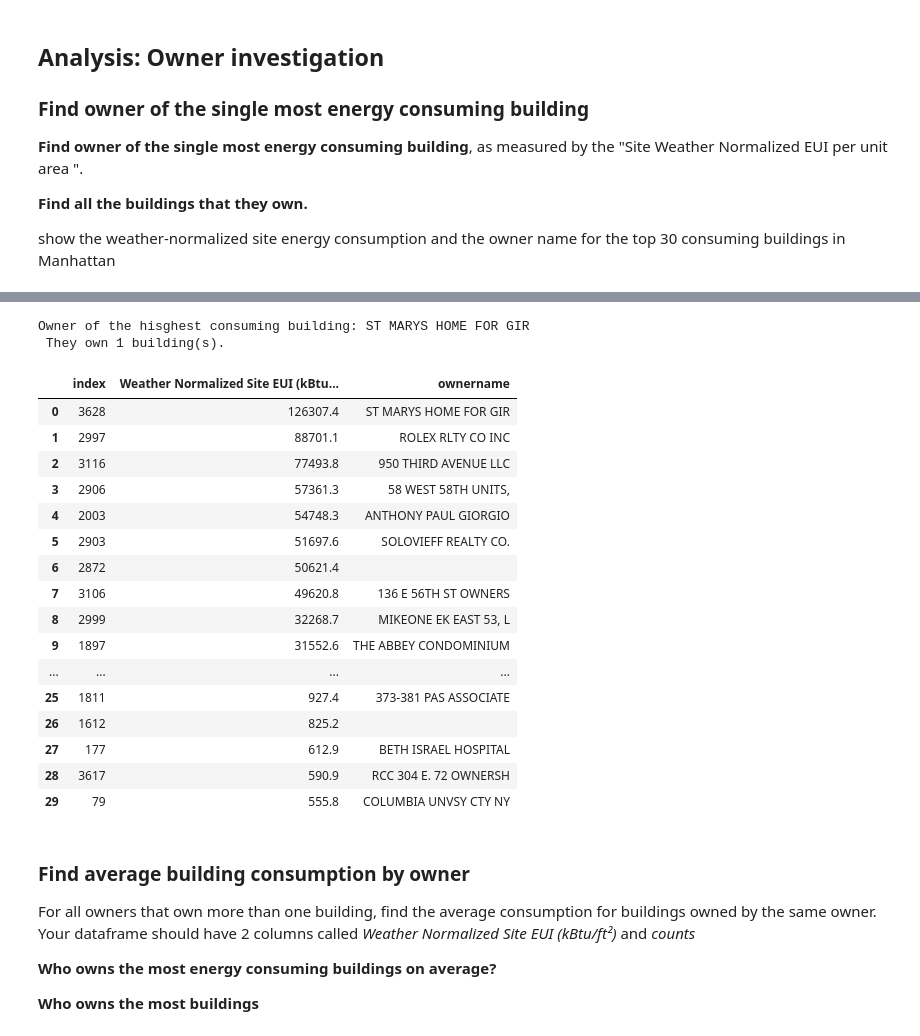
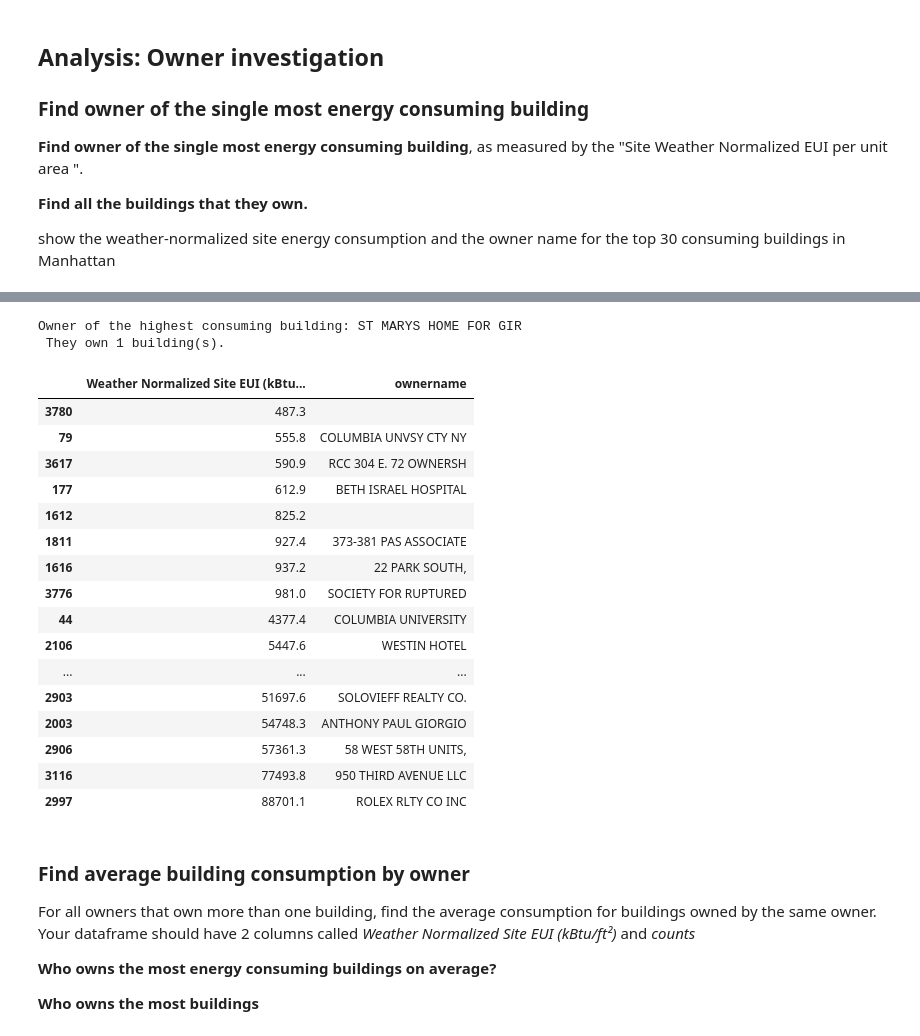
Before and after one commit to umerudel/DSPS_uZubair, a Jupyter notebook: HW5/BuildingsEnergyOwners.ipynb, the cells around one changed output, grey strips where cells are left out. Cells and saved outputs as stored; diff of their text form; code cells hidden in the pictures.

```diff
--- a/HW5/BuildingsEnergyOwners.ipynb
+++ b/HW5/BuildingsEnergyOwners.ipynb
@@ -351,0 +357,2 @@ df_wnec[df_wnec['ownername']==df_wnec_ranking['ownername'].iloc[0]]
+# %%
+df_wnec_sorted = df_wnec.sort_values(by=[wnec]) ## Sorting by WNEC
@@ -352,30 +370,29 @@ df_wnec[df_wnec['ownername']==df_wnec_ranking['ownername'].iloc[0]]
 # %%
-print("Owner of the highest consuming building:", df_wnec_ranking['ownername'].iloc[0], '\n',
-      "They own {} building(s).".format(df_wnec[df_wnec['ownername']==df_wnec_ranking['ownername'].iloc[0]].shape[0]))
+print("Owner of the highest consuming building:", "ST MARYS HOME FOR GIR", '\n',
+      "They own {} building(s).".format(1))
 # %% [output]
-Owner of the hisghest consuming building: ST MARYS HOME FOR GIR
+Owner of the highest consuming building: ST MARYS HOME FOR GIR
  They own 1 building(s).
-# %%
-# show top 30 consuming buildings in Manhattan
-df_wnec_ranking.iloc[0:30][[wnec, 'ownername']].reset_index()
-# %% [output]
-|  | index | Weather Normalized Site EUI (kBtu... | ownername |
-| 0 | 3628 | 126307.4 | ST MARYS HOME FOR GIR |
-| 1 | 2997 | 88701.1 | ROLEX RLTY CO INC |
-| 2 | 3116 | 77493.8 | 950 THIRD AVENUE LLC |
-| 3 | 2906 | 57361.3 | 58 WEST 58TH UNITS, |
-| 4 | 2003 | 54748.3 | ANTHONY PAUL GIORGIO |
-| 5 | 2903 | 51697.6 | SOLOVIEFF REALTY CO. |
-| 6 | 2872 | 50621.4 |  |
-| 7 | 3106 | 49620.8 | 136 E 56TH ST OWNERS |
-| 8 | 2999 | 32268.7 | MIKEONE EK EAST 53, L |
-| 9 | 1897 | 31552.6 | THE ABBEY CONDOMINIUM |
-| ... | ... | ... | ... |
-| 25 | 1811 | 927.4 | 373-381 PAS ASSOCIATE |
-| 26 | 1612 | 825.2 |  |
-| 27 | 177 | 612.9 | BETH ISRAEL HOSPITAL |
-| 28 | 3617 | 590.9 | RCC 304 E. 72 OWNERSH |
-| 29 | 79 | 555.8 | COLUMBIA UNVSY CTY NY |
+# %%
+df_wnec_sorted.iloc[-31:-1][[wnec, 'ownername']] # Top 30 consuming buildings in Manhattan from lower consumption to higher consumption
+# %% [output]
+|  | Weather Normalized Site EUI (kBtu... | ownername |
+| 3780 | 487.3 |  |
+| 79 | 555.8 | COLUMBIA UNVSY CTY NY |
+| 3617 | 590.9 | RCC 304 E. 72 OWNERSH |
+| 177 | 612.9 | BETH ISRAEL HOSPITAL |
+| 1612 | 825.2 |  |
+| 1811 | 927.4 | 373-381 PAS ASSOCIATE |
+| 1616 | 937.2 | 22 PARK SOUTH, |
+| 3776 | 981.0 | SOCIETY FOR RUPTURED |
+| 44 | 4377.4 | COLUMBIA UNIVERSITY |
+| 2106 | 5447.6 | WESTIN HOTEL |
+| ... | ... | ... |
+| 2903 | 51697.6 | SOLOVIEFF REALTY CO. |
+| 2003 | 54748.3 | ANTHONY PAUL GIORGIO |
+| 2906 | 57361.3 | 58 WEST 58TH UNITS, |
+| 3116 | 77493.8 | 950 THIRD AVENUE LLC |
+| 2997 | 88701.1 | ROLEX RLTY CO INC |
 # %% [markdown]
 ### Find average building consumption by owner
 For all owners that own more than one building, find the average consumption for buildings owned by the same owner. Your dataframe should have 2 columns called _Weather Normalized Site EUI (kBtu/ft²)_	and _counts_
```
Also changed, not shown: parts of 32 cells of this notebook.
